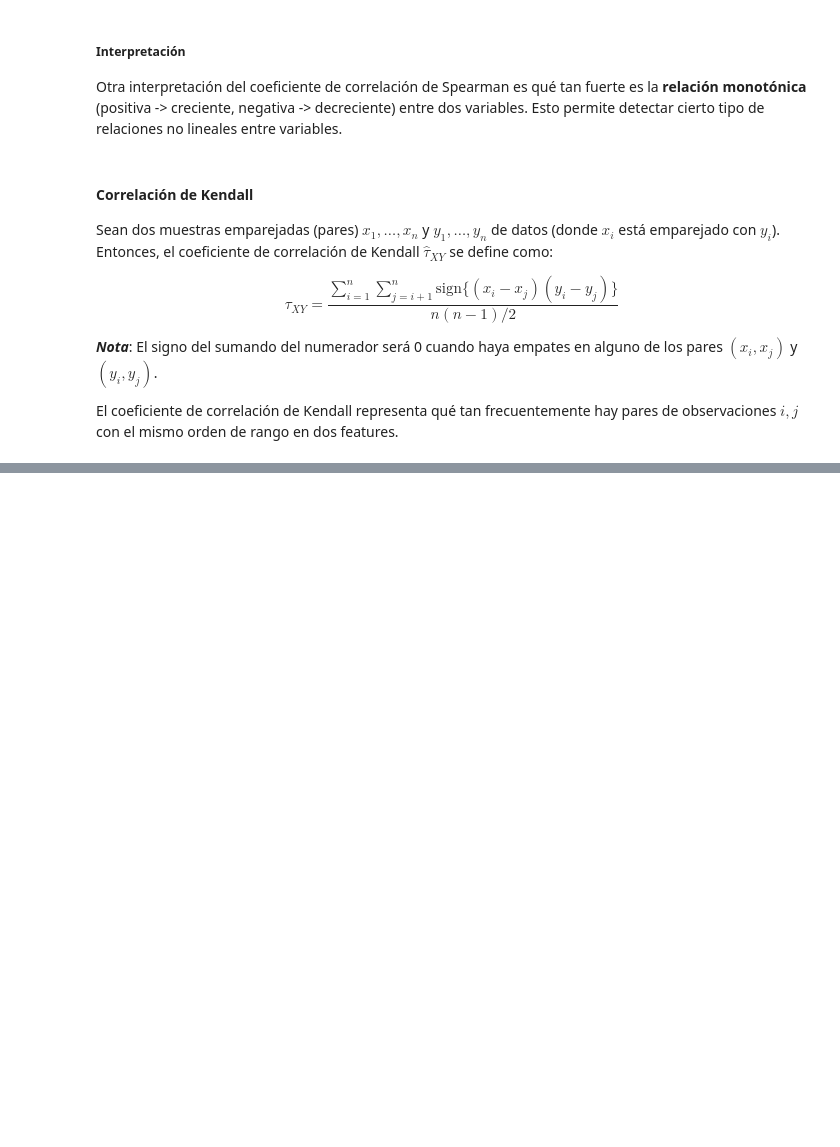
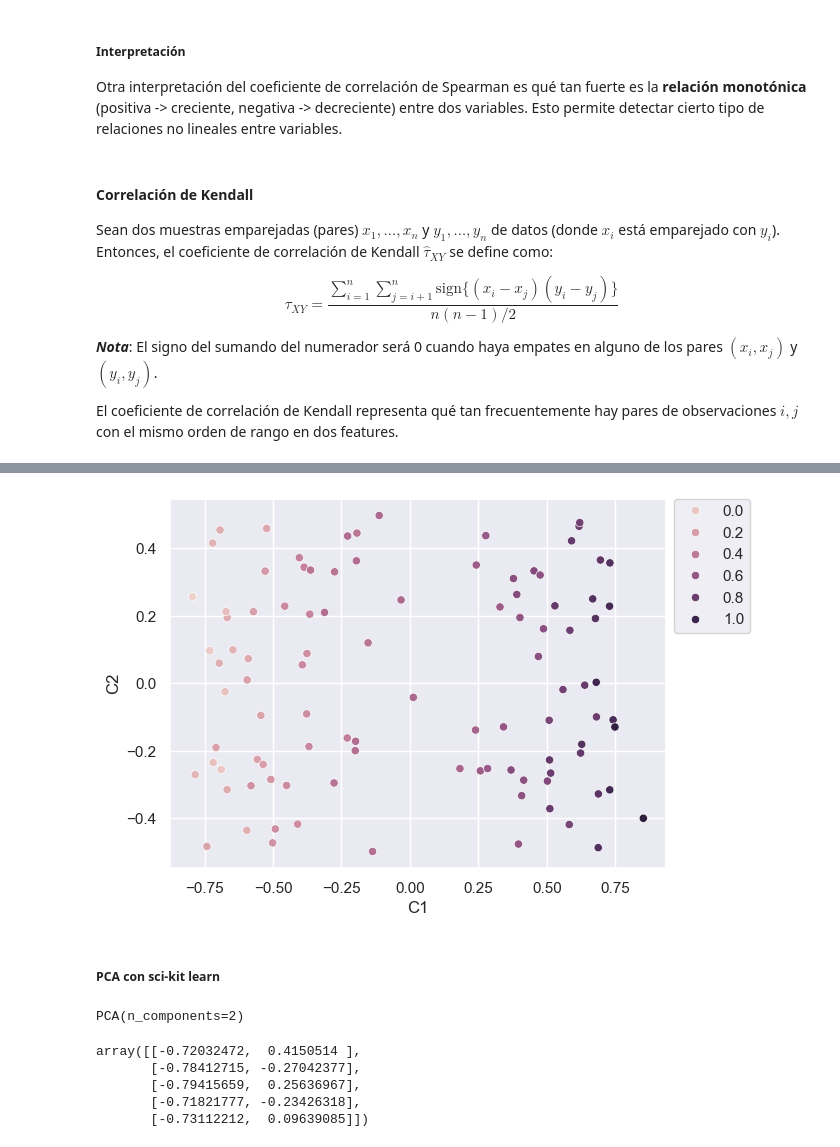
Before and after one commit to Jorge-Islas/Notas, a Jupyter notebook: Machine Learning/Resumir y visualizar datos.ipynb, the cells around one changed output, grey strips where cells are left out. Saved outputs shown, nothing was run; the diff lists cells and outputs as text; code cells hidden in the pictures; blank space fills up the shorter version.

```diff
--- a/Machine Learning/Resumir y visualizar datos.ipynb
+++ b/Machine Learning/Resumir y visualizar datos.ipynb
@@ -584,0 +564,5 @@ kendalltau(rank_x, rank_y, variant="c").statistic
+# %%
+D   = np.array(datos.iloc[:,:-1].copy()) # matriz de datos
+D_c = D - np.array([np.mean(D, axis=0)]*D.shape[0])
+C = np.cov(D_c, rowvar=False, bias=True)
+C
@@ -584,0 +574,4 @@ kendalltau(rank_x, rank_y, variant="c").statistic
+# %%
+eigenvalores, P = np.linalg.eig(C)
+print("P:\n",P,"\n\nP * Delta * P.T:")
+P @ np.diag(eigenvalores) @ P.T # Comprobar P * Delta * P.T
@@ -584,0 +595,3 @@ kendalltau(rank_x, rank_y, variant="c").statistic
+# %%
+P_k = P[:,[0,3]] # Mantener dimensiones con mayores eigenvalores
+P_k
@@ -584,0 +603,3 @@ kendalltau(rank_x, rank_y, variant="c").statistic
+# %%
+D_k = D_c @ P_k # Calcular DP_k
+D_k[:10]
@@ -584,0 +617,12 @@ kendalltau(rank_x, rank_y, variant="c").statistic
+# %%
+df = pd.DataFrame(data={
+    "C1": D_k[:,0],
+    "C2": D_k[:,1],
+    "Y":  datos["Y"].copy()
+})
+
+sns.scatterplot(df, x="C1", y="C2", hue="Y")
+plt.legend(bbox_to_anchor=(1.17, 1), loc='upper right', borderaxespad=0) #
+plt.show()
+# %% [output]
+[figure, added]
@@ -584,0 +650,2 @@ kendalltau(rank_x, rank_y, variant="c").statistic
+# %% [markdown]
+##### PCA con sci-kit learn
@@ -584,0 +654,14 @@ kendalltau(rank_x, rank_y, variant="c").statistic
+# %%
+pca = PCA(n_components=2)
+pca.fit(D_c)
+# %% [output]
+PCA(n_components=2)
+# %%
+D_new = pca.transform(D_c)
+D_new[:5]
+# %% [output]
+array([[-0.72032472,  0.4150514 ],
+       [-0.78412715, -0.27042377],
+       [-0.79415659,  0.25636967],
+       [-0.71821777, -0.23426318],
+       [-0.73112212,  0.09639085]])
```
Also changed, not shown: parts of 27 cells of this notebook.
